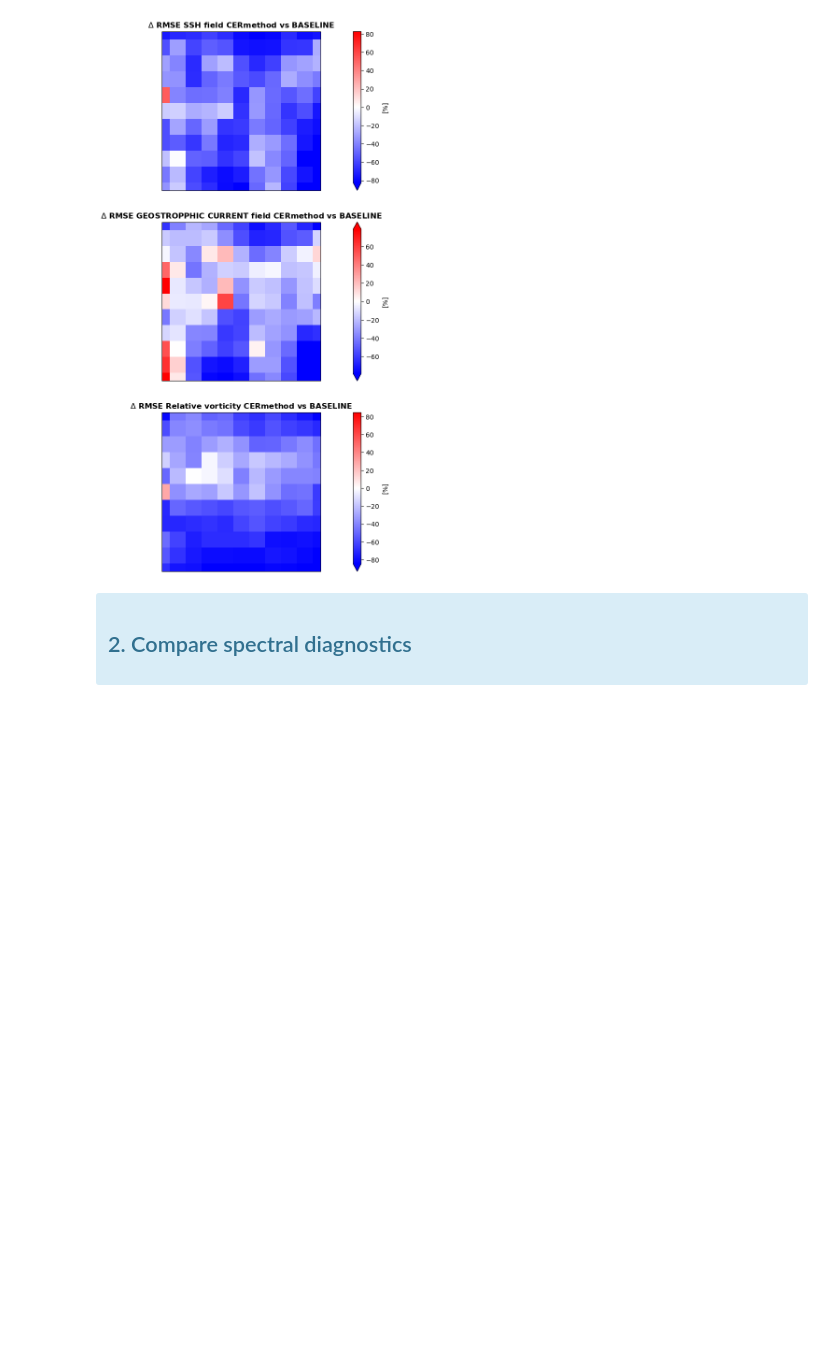
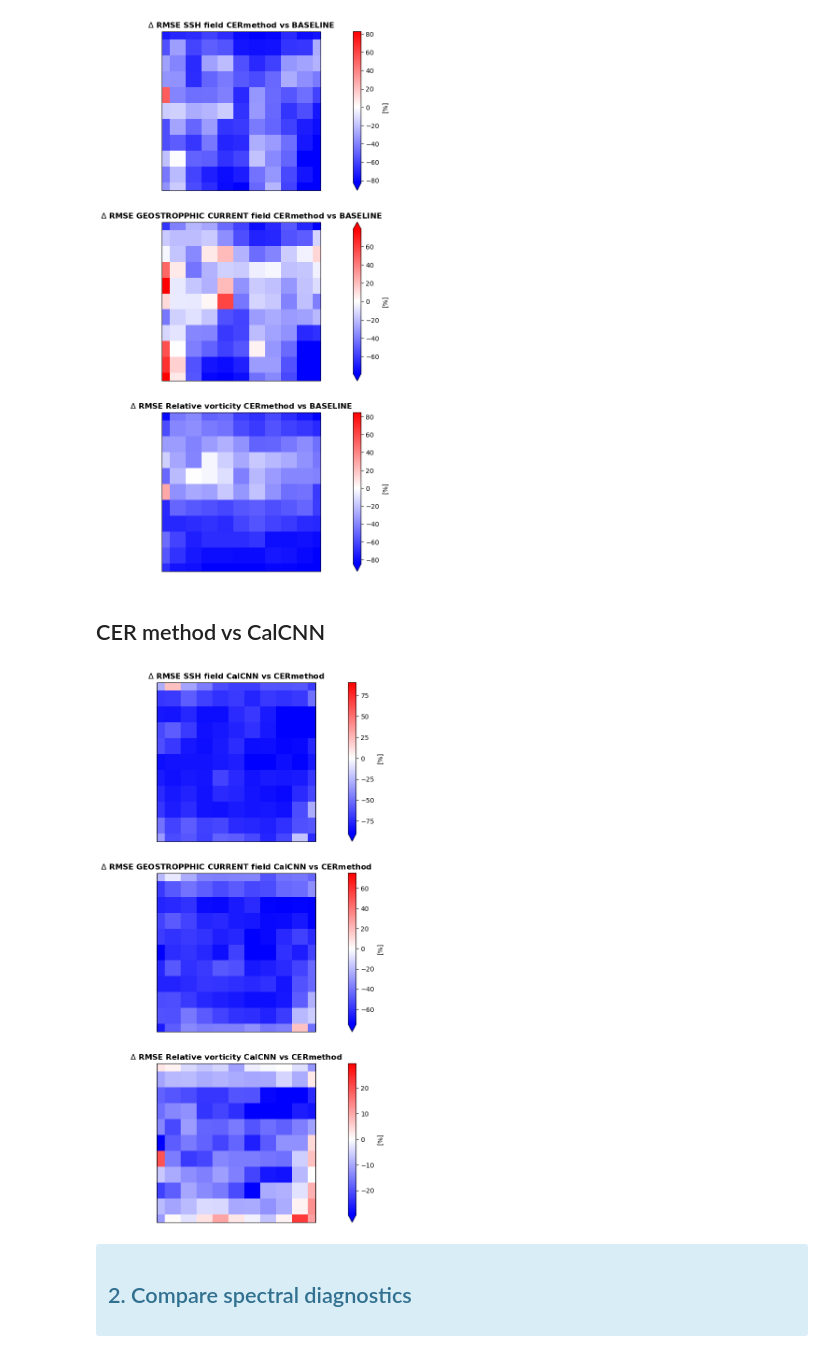
Before and after one commit to SammyMetref/2022c_SWOT_error_calibration_GS, a Jupyter notebook: notebook/compare_evaluations.ipynb, the cells around one changed output. Saved outputs shown, nothing was run; the diff lists cells and outputs as text; code cells hidden in the pictures; blank space fills up the shorter version.

```diff
--- a/notebook/compare_evaluations.ipynb
+++ b/notebook/compare_evaluations.ipynb
@@ -31,5 +35,13 @@ compare_stat('../results/demo_baseline/stat_BASELINE.nc','../results/calib_CERme
 # %% [output]
 [figure]
+# %% [markdown]
+## CER method vs CalCNN
+# %%
+path_stats_1 = '../results/calib_CERmethod/stat_CERmethod.nc'
+path_stats_2 = '../results/calib_CalCNNmethod/stat_CalCNNmethod.nc'
+compare_stat(path_stats_1,path_stats_2)
+# %% [output]
+[figure, added]
 # %% [markdown]
 <div class="alert alert-info" role="alert">
 
```
Also changed, not shown: parts of 4 cells of this notebook, 6 other files.
